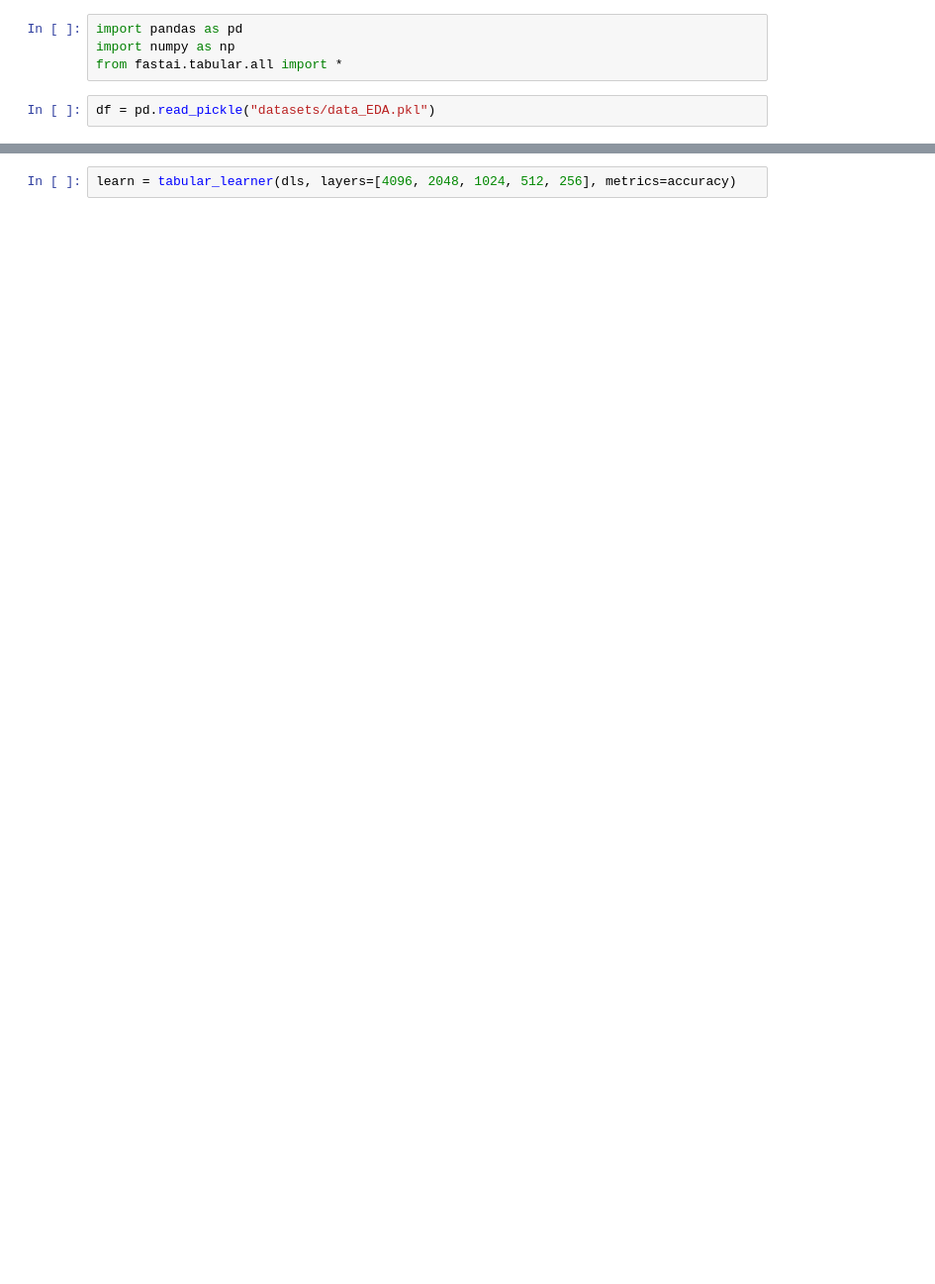
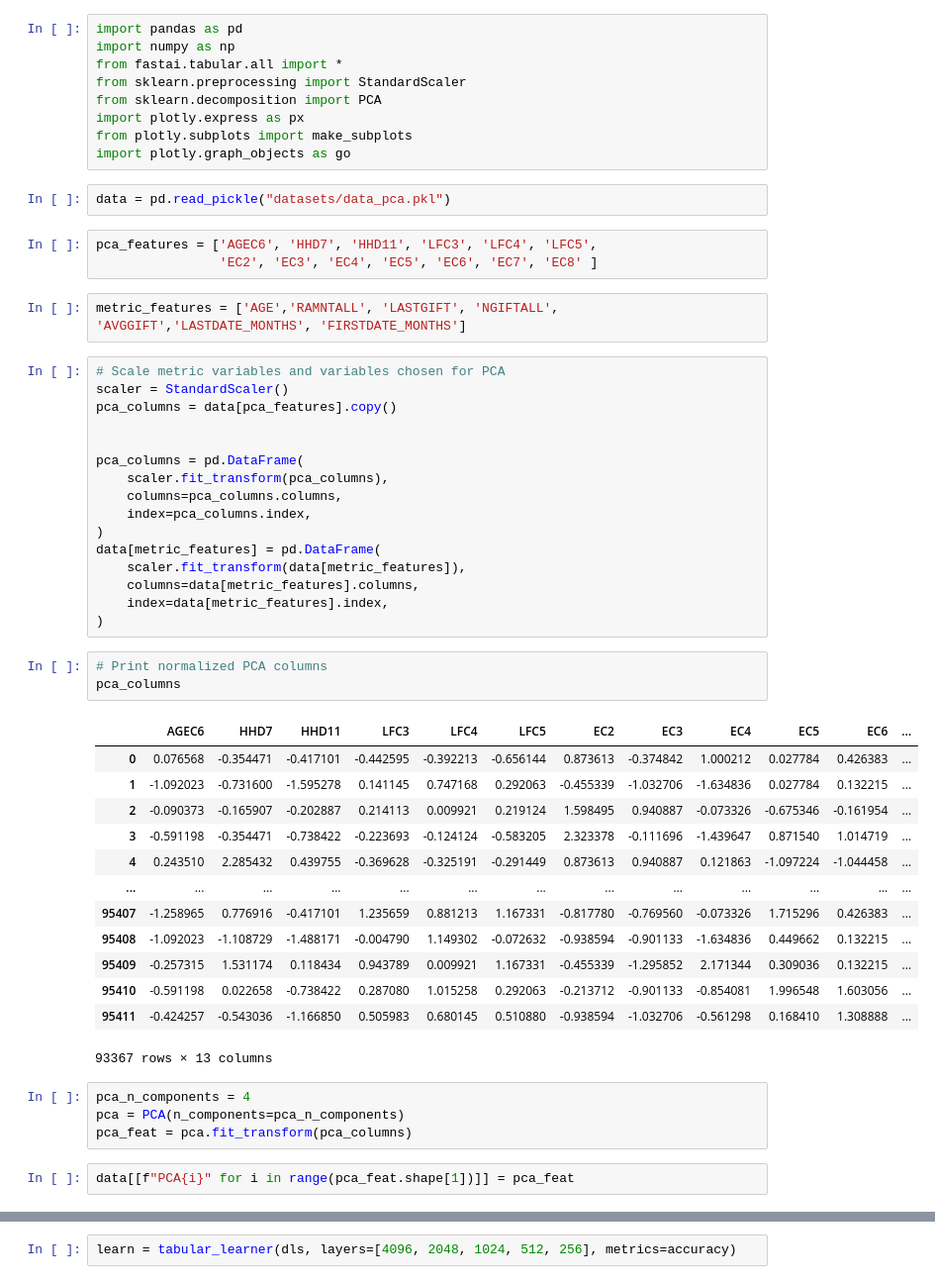
Before and after one commit to fredericosantos/ims_DM_Project, a Jupyter notebook: 2_NN_Imputer.ipynb, the cells around one changed output, grey strips where cells are left out. Shown at 99% size. Saved outputs shown, nothing was run; the diff lists cells and outputs as text; blank space fills up the shorter version.

```diff
--- a/2_NN_Imputer.ipynb
+++ b/2_NN_Imputer.ipynb
@@ -2,8 +2,57 @@
 import pandas as pd
 import numpy as np
 from fastai.tabular.all import *
+from sklearn.preprocessing import StandardScaler
+from sklearn.decomposition import PCA
+import plotly.express as px
+from plotly.subplots import make_subplots
+import plotly.graph_objects as go
 # %%
-df = pd.read_pickle("datasets/data_EDA.pkl")
+data = pd.read_pickle("datasets/data_pca.pkl")
+# %%
+pca_features = ['AGEC6', 'HHD7', 'HHD11', 'LFC3', 'LFC4', 'LFC5',
+                'EC2', 'EC3', 'EC4', 'EC5', 'EC6', 'EC7', 'EC8' ]
+# %%
+metric_features = ['AGE','RAMNTALL', 'LASTGIFT', 'NGIFTALL',  'AVGGIFT','LASTDATE_MONTHS', 'FIRSTDATE_MONTHS']
+# %%
+# Scale metric variables and variables chosen for PCA
+scaler = StandardScaler()
+pca_columns = data[pca_features].copy()
+
+
+pca_columns = pd.DataFrame(
+    scaler.fit_transform(pca_columns),
+    columns=pca_columns.columns,
+    index=pca_columns.index,
+)
+data[metric_features] = pd.DataFrame(
+    scaler.fit_transform(data[metric_features]),
+    columns=data[metric_features].columns,
+    index=data[metric_features].index,
+)
+# %%
+# Print normalized PCA columns
+pca_columns
+# %% [output]
+|  | AGEC6 | HHD7 | HHD11 | LFC3 | LFC4 | LFC5 | EC2 | EC3 | EC4 | EC5 | EC6 | ... |
+| 0 | 0.076568 | -0.354471 | -0.417101 | -0.442595 | -0.392213 | -0.656144 | 0.873613 | -0.374842 | 1.000212 | 0.027784 | 0.426383 | ... |
+| 1 | -1.092023 | -0.731600 | -1.595278 | 0.141145 | 0.747168 | 0.292063 | -0.455339 | -1.032706 | -1.634836 | 0.027784 | 0.132215 | ... |
+| 2 | -0.090373 | -0.165907 | -0.202887 | 0.214113 | 0.009921 | 0.219124 | 1.598495 | 0.940887 | -0.073326 | -0.675346 | -0.161954 | ... |
+| 3 | -0.591198 | -0.354471 | -0.738422 | -0.223693 | -0.124124 | -0.583205 | 2.323378 | -0.111696 | -1.439647 | 0.871540 | 1.014719 | ... |
+| 4 | 0.243510 | 2.285432 | 0.439755 | -0.369628 | -0.325191 | -0.291449 | 0.873613 | 0.940887 | 0.121863 | -1.097224 | -1.044458 | ... |
+| ... | ... | ... | ... | ... | ... | ... | ... | ... | ... | ... | ... | ... |
+| 95407 | -1.258965 | 0.776916 | -0.417101 | 1.235659 | 0.881213 | 1.167331 | -0.817780 | -0.769560 | -0.073326 | 1.715296 | 0.426383 | ... |
+| 95408 | -1.092023 | -1.108729 | -1.488171 | -0.004790 | 1.149302 | -0.072632 | -0.938594 | -0.901133 | -1.634836 | 0.449662 | 0.132215 | ... |
+| 95409 | -0.257315 | 1.531174 | 0.118434 | 0.943789 | 0.009921 | 1.167331 | -0.455339 | -1.295852 | 2.171344 | 0.309036 | 0.132215 | ... |
+| 95410 | -0.591198 | 0.022658 | -0.738422 | 0.287080 | 1.015258 | 0.292063 | -0.213712 | -0.901133 | -0.854081 | 1.996548 | 1.603056 | ... |
+| 95411 | -0.424257 | -0.543036 | -1.166850 | 0.505983 | 0.680145 | 0.510880 | -0.938594 | -1.032706 | -0.561298 | 0.168410 | 1.308888 | ... |
+93367 rows × 13 columns
+# %%
+pca_n_components = 4
+pca = PCA(n_components=pca_n_components)
+pca_feat = pca.fit_transform(pca_columns)
+# %%
+data[[f"PCA{i}" for i in range(pca_feat.shape[1])]] = pca_feat
 # %%
 # Variables to use to predict income and wealth1
 
```
Also changed, not shown: parts of 8 cells of this notebook, 1 other file.
